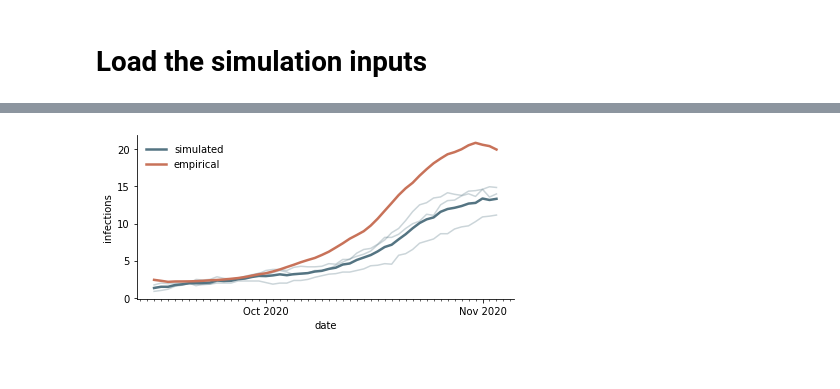
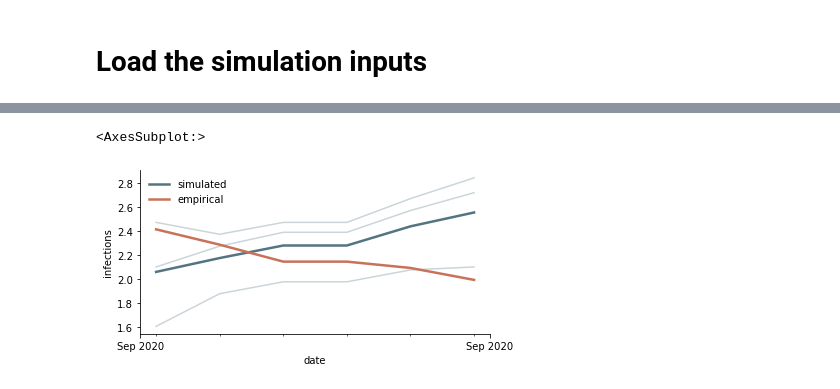
Before and after one commit to covid-19-impact-lab/sid-germany, a Jupyter notebook: src/exploration/janos_simulation_notebook.ipynb, the cells around one changed output, grey strips where cells are left out. Saved outputs shown, nothing was run; the diff lists cells and outputs as text; code cells hidden in the pictures.

Commit message:
Add better tools for estimation.

```diff
--- a/src/exploration/janos_simulation_notebook.ipynb
+++ b/src/exploration/janos_simulation_notebook.ipynb
@@ -554,0 +71,36 @@ dict_keys(['infections_by_age_group', 'aggregated_deaths', 'infections_by_state'
+# %%
+dimensions = "1d"
+
+n_gridpoints = 4
+loc1 = (school_probs,)
+gridspec1 = (0.005, 0.015, n_gridpoints)
+# only used if 2d
+loc2 = (work_probs,)
+gridspec2 = (0.14, 0.16, n_gridpoints)
+
+n_seeds = 3
+n_cores = 6
+
+mask = get_mask_around_diagonal(n_gridpoints, offset=0, flip=True)
+# %%
+if dimensions == "2d":
+    results, grid, best_index, fig = run_2d_gridsearch(
+        func=pmsm,
+        params=params,
+        loc1=loc1,
+        gridspec1=gridspec1,
+        loc2=loc2,
+        gridspec2=gridspec2,
+        n_seeds=n_seeds,
+        n_cores=n_cores,
+        mask=mask,
+    )
+else:
+    results, grid, best_index, fig = run_1d_gridsearch(
+        func=pmsm,
+        params=params,
+        loc=loc1,
+        gridspec=gridspec1,
+        n_seeds=n_seeds,
+        n_cores=n_cores,
+    )
@@ -555,4 +109,8 @@ dict_keys(['infections_by_age_group', 'aggregated_deaths', 'infections_by_state'
+# %%
+fig
+# %% [output]
+<AxesSubplot:>
 # %%
-plot_estimation_moment(results, "aggregated_infections")
+plot_estimation_moment(results[best_index], "aggregated_infections")
 # %% [output]
-[figure, old version]
+[figure, new version]
```
Also changed, not shown: parts of 20 cells of this notebook, 5 other files.
